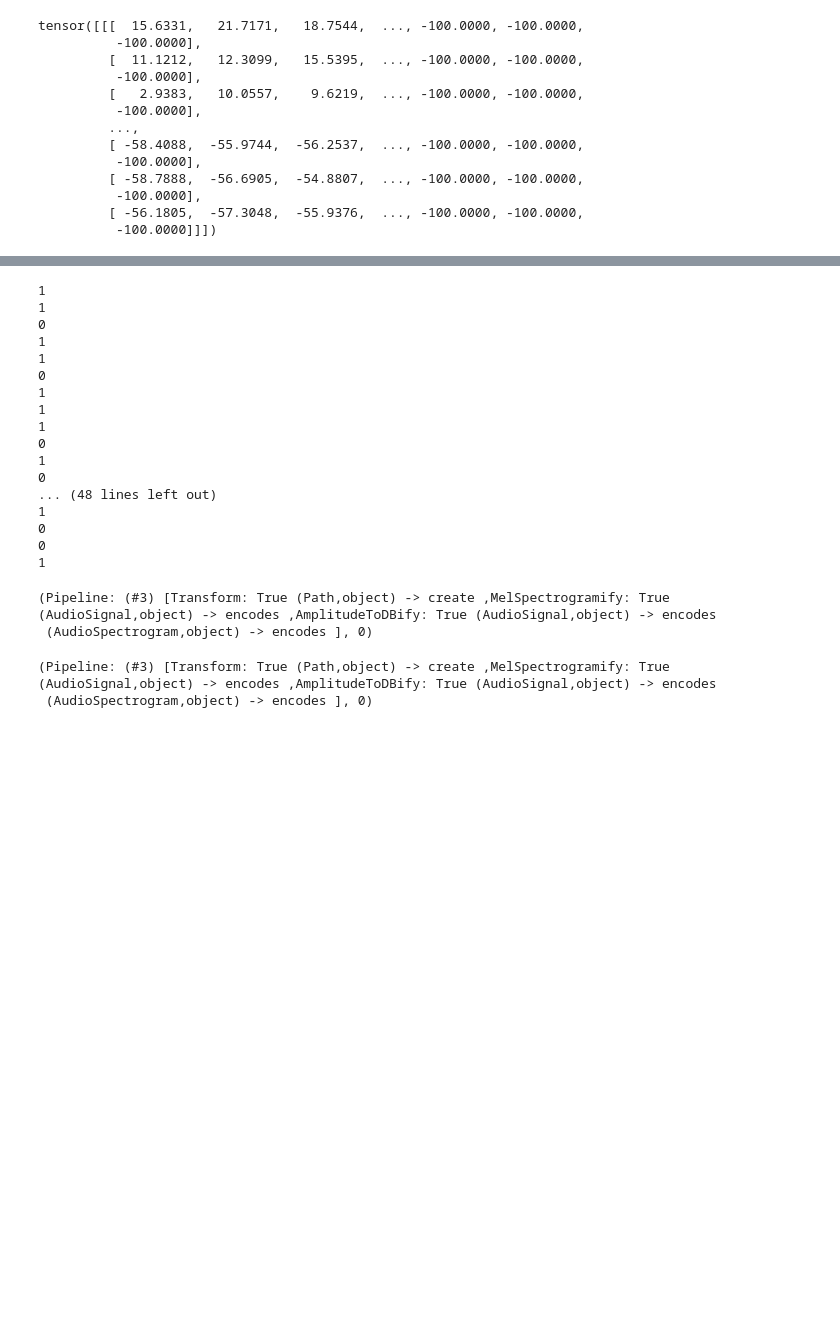
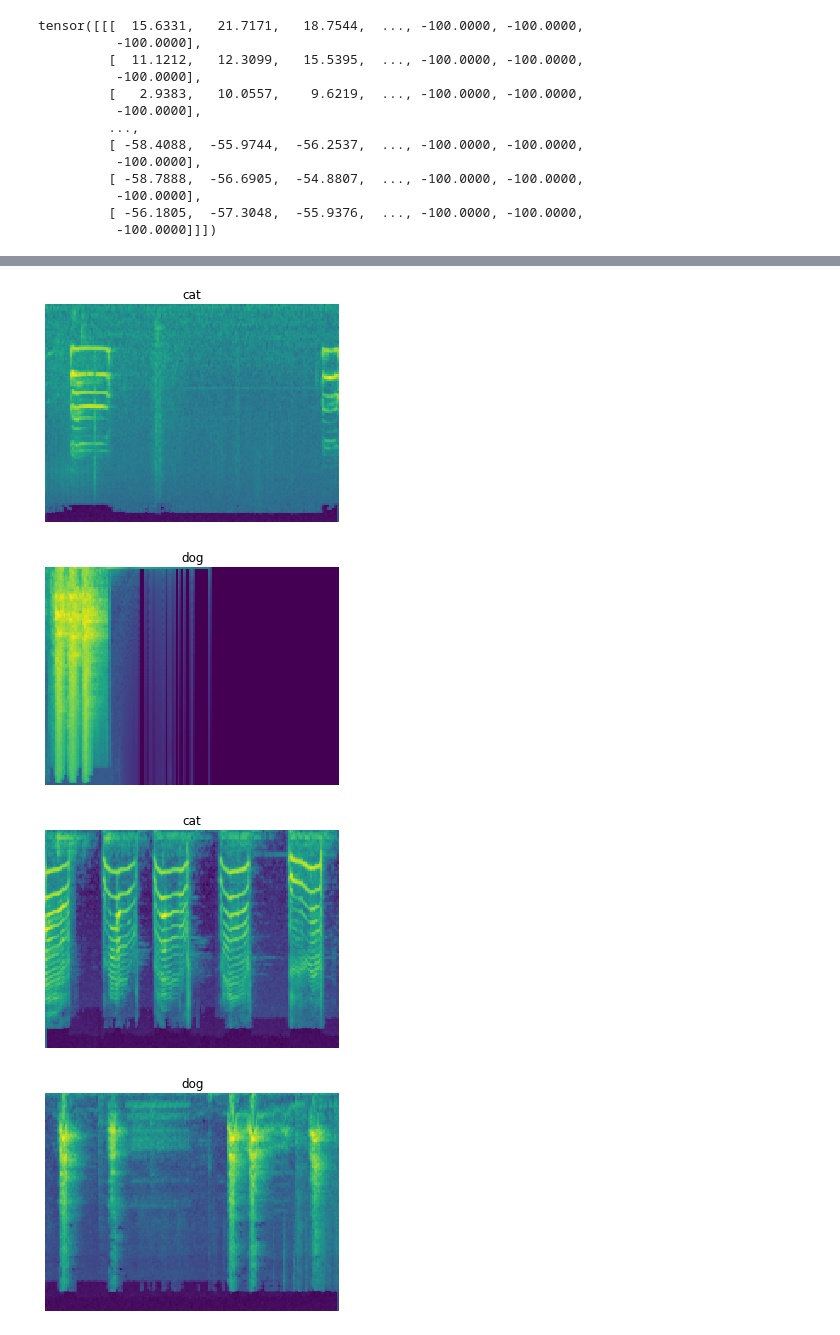
Before and after one commit to limeai/fastai_dev, a Jupyter notebook: dev/71_audio_model.ipynb, the cells around one changed output, grey strips where cells are left out. Cells and saved outputs as stored; diff of their text form; code cells hidden in the pictures; blank space fills up the shorter version.

```diff
--- a/dev/71_audio_model.ipynb
+++ b/dev/71_audio_model.ipynb
@@ -225,31 +79,9 @@ len(pets.items)
-# %%
-for i in pets.train_idx:
-    print(pets(i)[1])
-# %% [output]
-1
-1
-0
-1
-1
-0
-1
-1
-1
-0
-1
-0
-... (48 lines left out)
-1
-0
-0
-1
-# %%
-pets.encodes(items[0])
-# %% [output]
-(Pipeline: (#3) [Transform: True (Path,object) -> create ,MelSpectrogramify: True (AudioSignal,object) -> encodes ,AmplitudeToDBify: True (AudioSignal,object) -> encodes
- (AudioSpectrogram,object) -> encodes ], 0)
-# %%
-pets(items[0])
-# %% [output]
-(Pipeline: (#3) [Transform: True (Path,object) -> create ,MelSpectrogramify: True (AudioSignal,object) -> encodes ,AmplitudeToDBify: True (AudioSignal,object) -> encodes
- (AudioSpectrogram,object) -> encodes ], 0)
+# %%
+dbunch = pets.databunch(path, item_tfms=pipe_audio, bs=4)
+# %%
+dbunch.show_batch()
+# %% [output]
+[figure, added]
+[figure, added]
+[figure, added]
+[figure, added]
```
Also changed, not shown: parts of 53 cells of this notebook.
